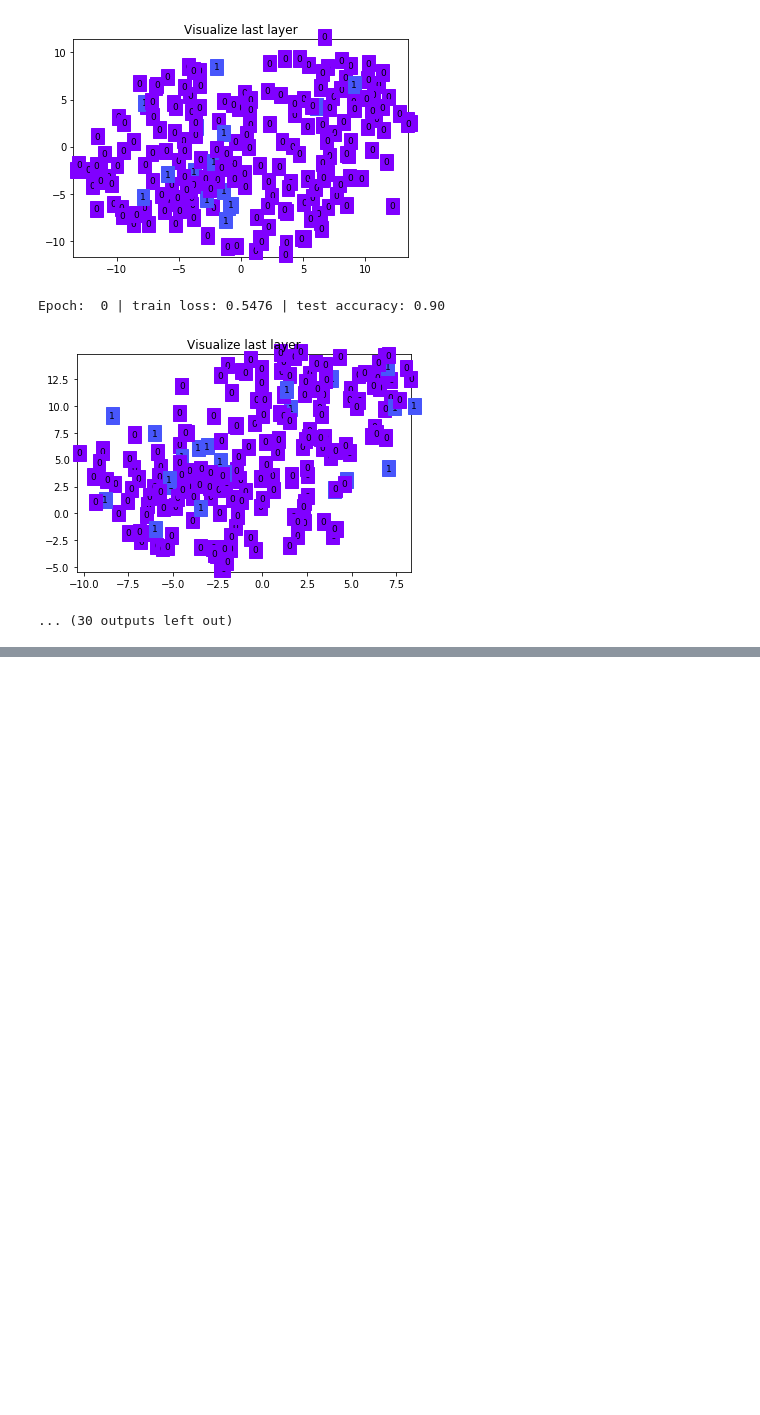
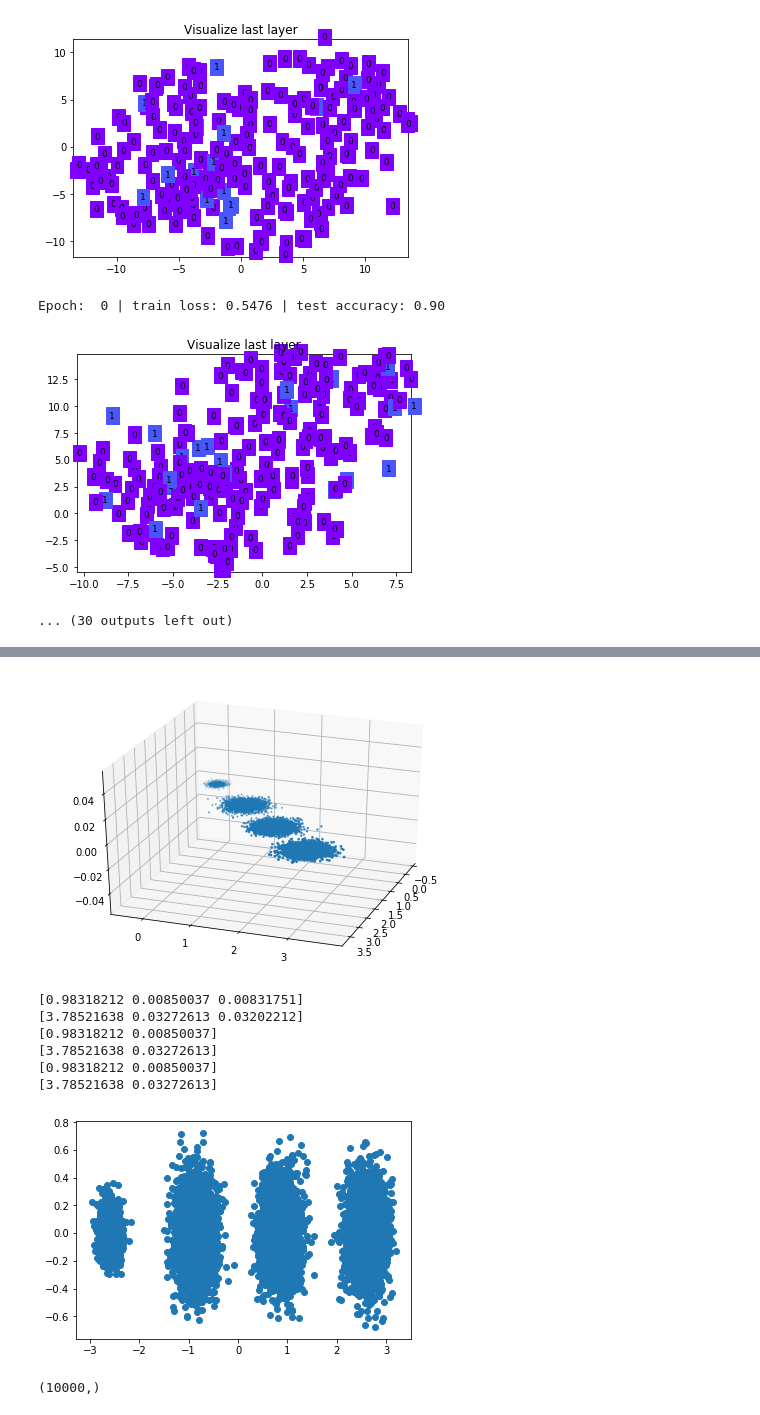
Before and after one commit to lingjiameng/CS385-MachineLearning, a Jupyter notebook: test.ipynb, the cells around one changed output, grey strips where cells are left out. Drawn from its saved outputs; the diff is of its cells as text; code cells hidden in the pictures; blank space fills up the shorter version.

```diff
--- a/test.ipynb
+++ b/test.ipynb
@@ -152,0 +370,47 @@ for test_x,test_y in test_loader:
+# %%
+import numpy as np
+import matplotlib.pyplot as plt
+from mpl_toolkits.mplot3d import Axes3D
+from sklearn.datasets.samples_generator import make_blobs
+import matplotlib.pyplot as plt
+#X为样本特征，Y为样本簇类别， 共1000个样本，每个样本3个特征，共4个簇
+X, y = make_blobs(n_samples=10000, n_features=3, centers=[[3,3, 3], [0,0,0], [1,1,1], [2,2,2]], cluster_std=[0.2, 0.1, 0.2, 0.2],
+                  random_state =9)
+fig = plt.figure()
+ax = Axes3D(fig, rect=[0, 0, 1, 1], elev=30, azim=20)
+plt.scatter(X[:, 0], X[:, 1], X[:, 2],marker='o')
+plt.show()
+#先不降维，只对数据进行投影，看看投影后的三个维度的方差分布
+from sklearn.decomposition import PCA
+pca = PCA(n_components=3)
+pca.fit(X)
+#返回所保留的n个成分各自的方差百分比
+print(pca.explained_variance_ratio_)
+print(pca.explained_variance_)
+#进行降维，从三维降到2维
+pca1 = PCA(n_components=2)
+pca1.fit(X)
+print(pca1.explained_variance_ratio_)
+print(pca1.explained_variance_)
+#返回所保留的n个成分各自的方差百分比
+print(pca1.explained_variance_ratio_)
+print(pca1.explained_variance_)
+'''通过对比，因为上面三个投影后的特征维度的方差分别为：
+[ 3.78483785  0.03272285  0.03201892]，投影到二维后选择的肯定是前两个特征，而抛弃第三个特征'''
+#将降维后的2维数据进行可视化
+X_new = pca1.transform(X)
+plt.scatter(X_new[:, 0], X_new[:, 1],marker='o')
+plt.show()
+# %% [output]
+[figure, added]
+[0.98318212 0.00850037 0.00831751]
+[3.78521638 0.03272613 0.03202212]
+[0.98318212 0.00850037]
+[3.78521638 0.03272613]
+[0.98318212 0.00850037]
+[3.78521638 0.03272613]
+[figure, added]
+# %%
+X_new[:,0].shape
+# %% [output]
+(10000,)
```
Also changed, not shown: parts of 14 cells of this notebook, 25 other files.
